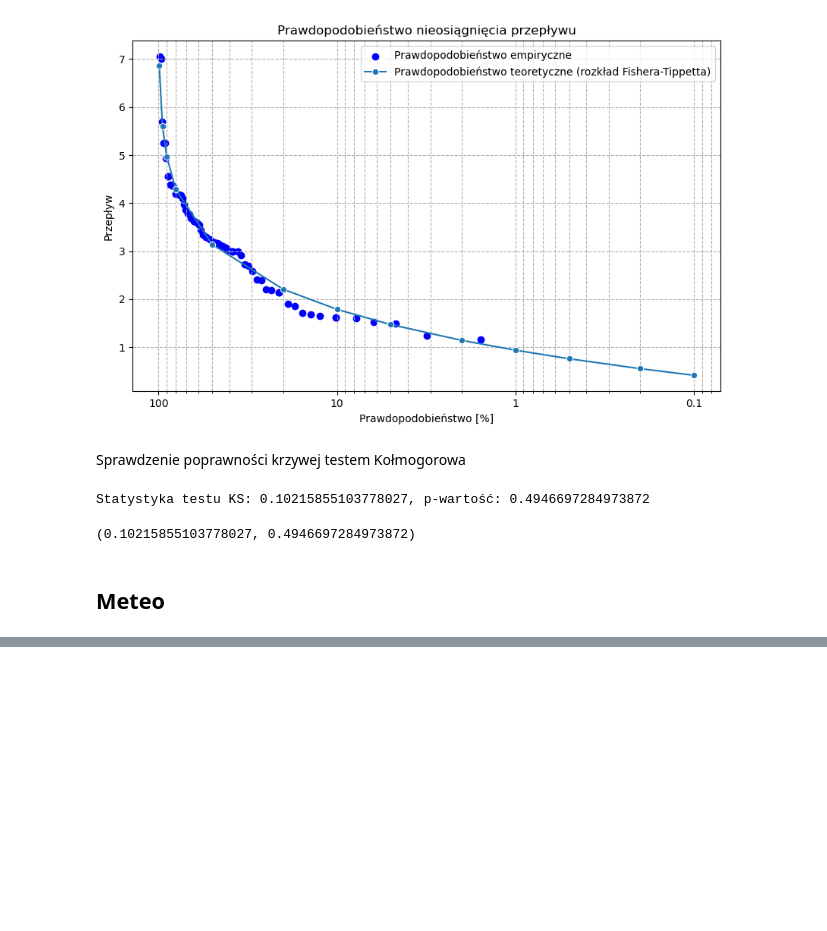
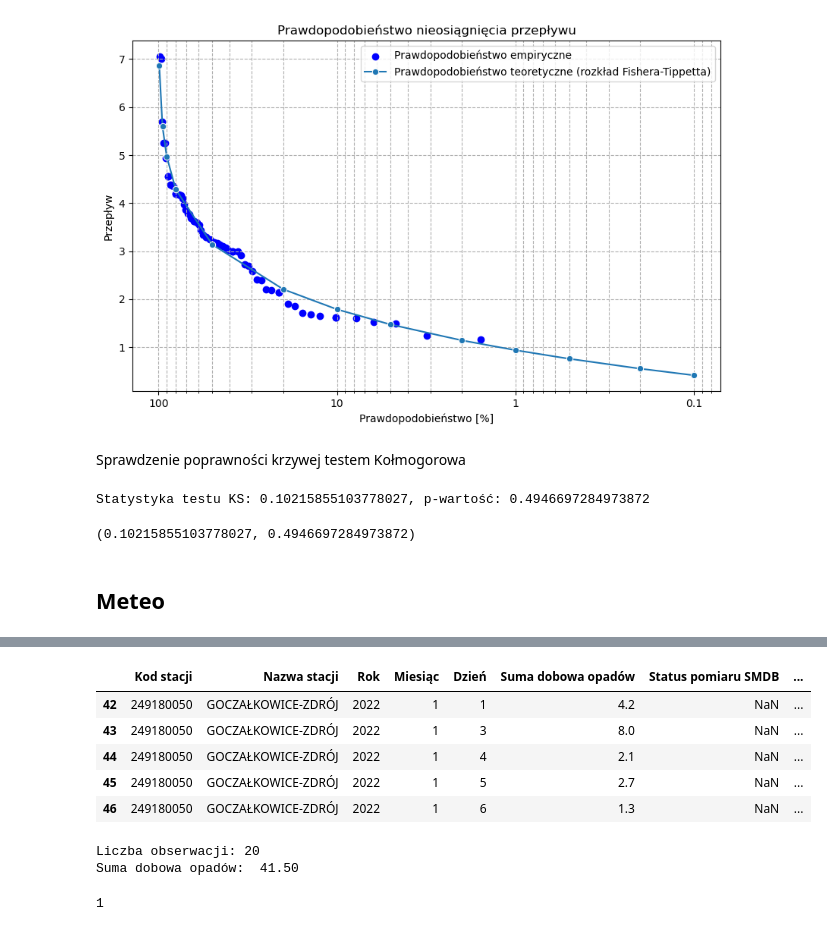
Before and after one commit to Daldek/IMGWTools, a Jupyter notebook: Notebooks/Stats.ipynb, the cells around one changed output, grey strips where cells are left out. Saved outputs shown, nothing was run; the diff lists cells and outputs as text; code cells hidden in the pictures; blank space fills up the shorter version.

```diff
--- a/Notebooks/Stats.ipynb
+++ b/Notebooks/Stats.ipynb
@@ -136,0 +141,18 @@ Tmean: 1.01
+# %%
+meteo_station3 = MeteoStationData(station_id=249180050)
+csv_path3 = r'E:\OneDrive\Dokumenty\Programowanie\IMGWTools\data\downloaded\dane_meteorologiczne\dobowe\opad\2022\o_d_01_2022.csv'
+df3 = meteo_station3.station_data_to_df(csv_path=csv_path3)
+df3.head()
+# %% [output]
+|  | Kod stacji | Nazwa stacji | Rok | Miesiąc | Dzień | Suma dobowa opadów | Status pomiaru SMDB | ... |
+| 42 | 249180050 | GOCZAŁKOWICE-ZDRÓJ | 2022 | 1 | 1 | 4.2 | NaN | ... |
+| 43 | 249180050 | GOCZAŁKOWICE-ZDRÓJ | 2022 | 1 | 3 | 8.0 | NaN | ... |
+| 44 | 249180050 | GOCZAŁKOWICE-ZDRÓJ | 2022 | 1 | 4 | 2.1 | NaN | ... |
+| 45 | 249180050 | GOCZAŁKOWICE-ZDRÓJ | 2022 | 1 | 5 | 2.7 | NaN | ... |
+| 46 | 249180050 | GOCZAŁKOWICE-ZDRÓJ | 2022 | 1 | 6 | 1.3 | NaN | ... |
+# %%
+meteo_station3.basic_stats(df3)
+# %% [output]
+Liczba obserwacji: 20
+Suma dobowa opadów:  41.50
+1
```
Also changed, not shown: parts of 18 cells of this notebook, 3 other files.
